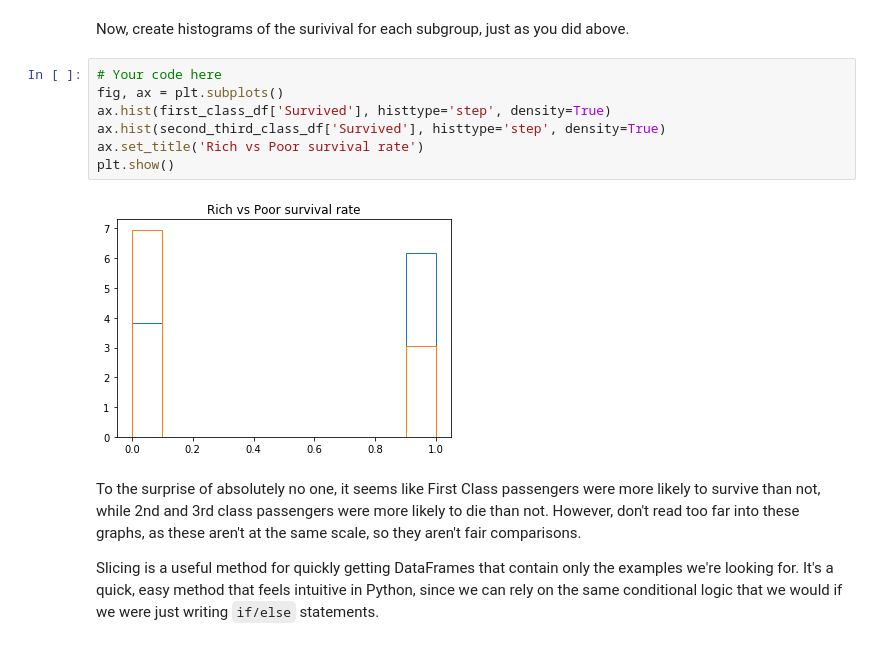
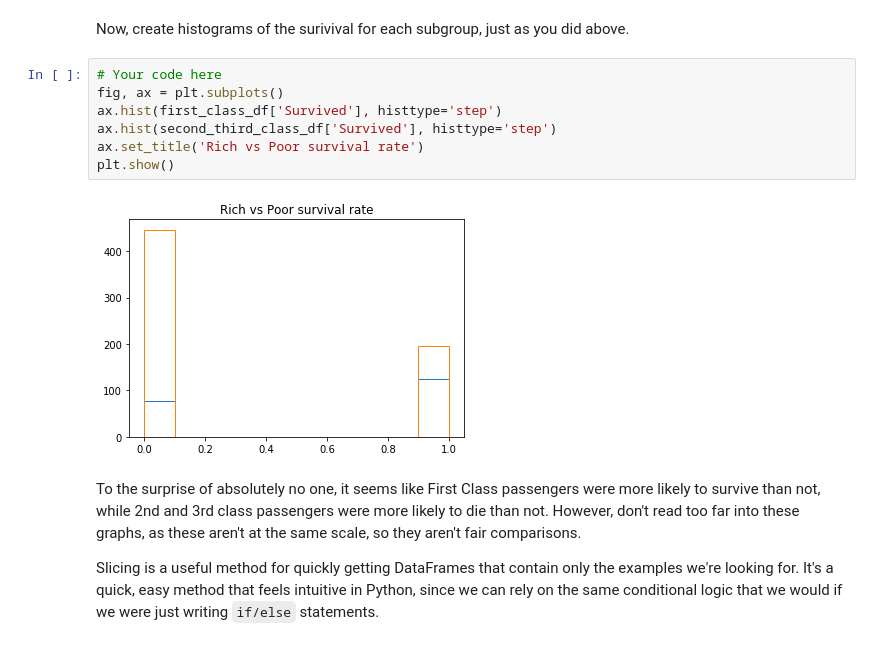
Before and after one commit to jmt0221/dsc-using-sql-with-pandas-lab-nyc-ds-082619, a Jupyter notebook: index.ipynb, the cells around one changed output. Cells and saved outputs as stored; diff of their text form.

```diff
--- a/index.ipynb
+++ b/index.ipynb
@@ -147,12 +147,12 @@ Now, create histograms of the surivival for each subgroup, just as you did above
 # %%
 # Your code here
 fig, ax = plt.subplots()
-ax.hist(first_class_df['Survived'], histtype='step', density=True)
-ax.hist(second_third_class_df['Survived'], histtype='step', density=True)
+ax.hist(first_class_df['Survived'], histtype='step')
+ax.hist(second_third_class_df['Survived'], histtype='step')
 ax.set_title('Rich vs Poor survival rate')
 plt.show()
 # %% [output]
-[figure, old version]
+[figure, new version]
 # %% [markdown]
 To the surprise of absolutely no one, it seems like First Class passengers were more likely to survive than not, while 2nd and 3rd class passengers were more likely to die than not.  However, don't read too far into these graphs, as these aren't at the same scale, so they aren't fair comparisons.
 
```
